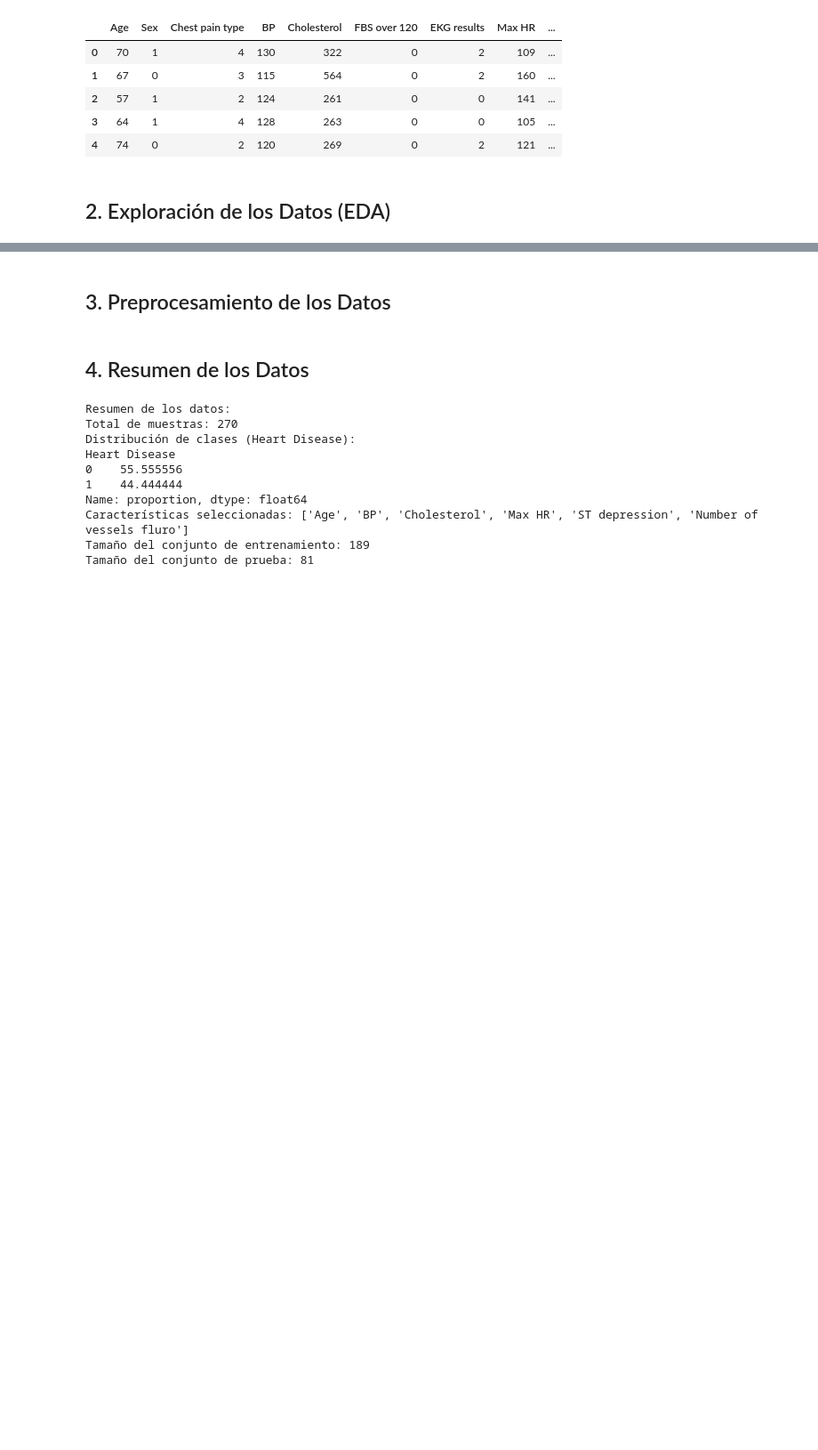
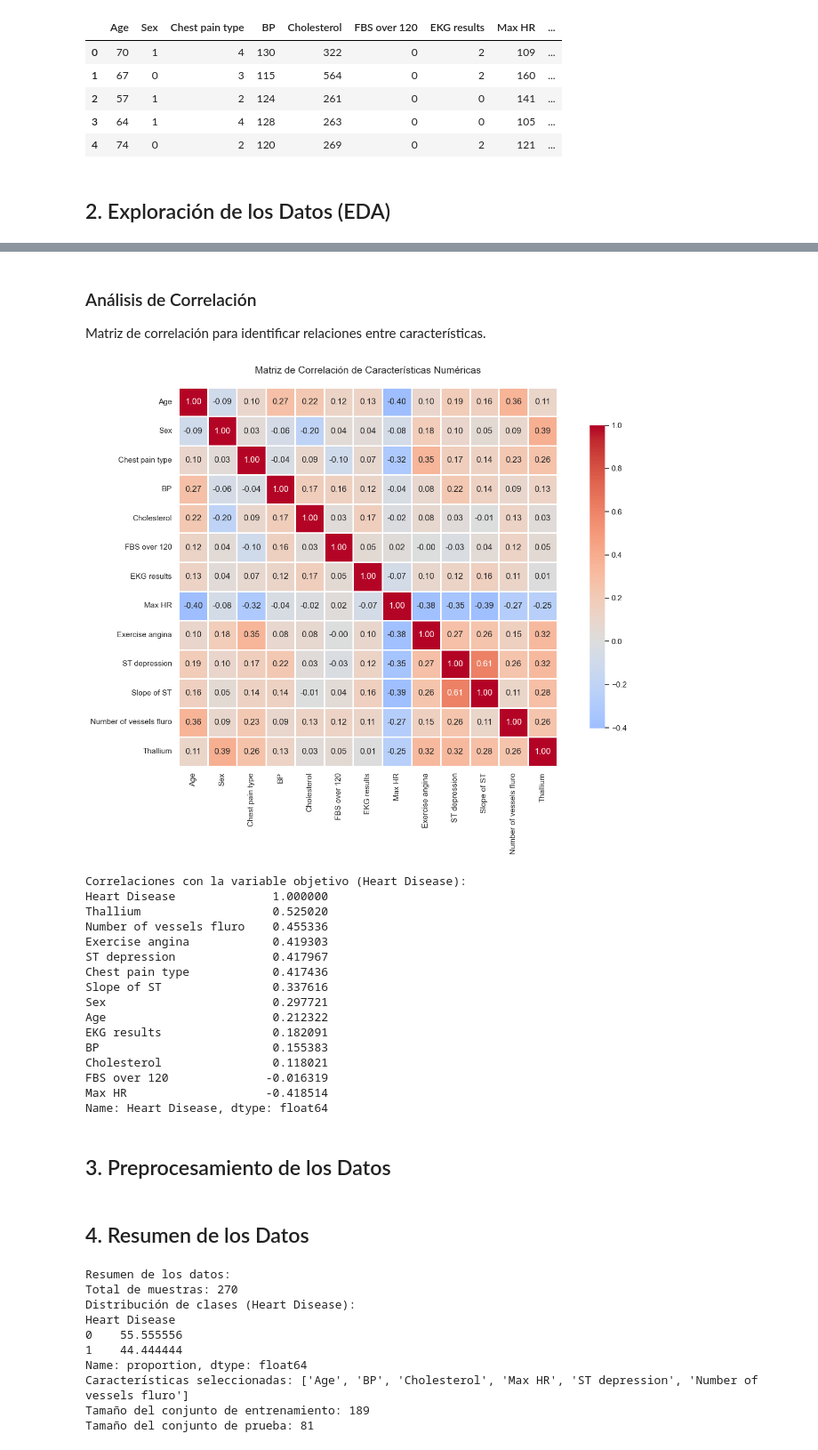
Before and after one commit to esteban0903/HEART-DISEASE-IR, a Jupyter notebook: heart_disease_lr_analysis.ipynb, the cells around one changed output, grey strips where cells are left out. Shown: that part at 89% size. Saved outputs shown, nothing was run; the diff lists cells and outputs as text; code cells hidden in the pictures; blank space fills up the shorter version.

```diff
--- a/heart_disease_lr_analysis.ipynb
+++ b/heart_disease_lr_analysis.ipynb
@@ -80,3 +164,40 @@ Name: count, dtype: int64
+# %% [markdown]
+### Análisis de Correlación
+
+Matriz de correlación para identificar relaciones entre características.
+# %%
+plt.figure(figsize=(14, 10))
+correlation_matrix = df.select_dtypes(include=[np.number]).corr()
+sns.heatmap(correlation_matrix, annot=True, fmt='.2f', cmap='coolwarm', center=0,
+            square=True, linewidths=1, cbar_kws={"shrink": 0.8})
+plt.title("Matriz de Correlación de Características Numéricas", fontsize=14, pad=20)
+plt.tight_layout()
+plt.show()
+
+# Correlaciones más fuertes con la variable objetivo (después de binarizar)
+df_temp = df.copy()
+df_temp['Heart Disease'] = df_temp['Heart Disease'].map({'Presence': 1, 'Absence': 0})
+target_corr = df_temp.corr()['Heart Disease'].sort_values(ascending=False)
+print("\nCorrelaciones con la variable objetivo (Heart Disease):")
+print(target_corr)
+# %% [output]
+[figure, added]
+Correlaciones con la variable objetivo (Heart Disease):
+Heart Disease              1.000000
+Thallium                   0.525020
+Number of vessels fluro    0.455336
+Exercise angina            0.419303
+ST depression              0.417967
+Chest pain type            0.417436
+Slope of ST                0.337616
+Sex                        0.297721
+Age                        0.212322
+EKG results                0.182091
+BP                         0.155383
+Cholesterol                0.118021
+FBS over 120              -0.016319
+Max HR                    -0.418514
+Name: Heart Disease, dtype: float64
 # %% [markdown]
 ## 3. Preprocesamiento de los Datos
 # %%
```
Also changed, not shown: parts of 63 cells of this notebook, 14 other files.
